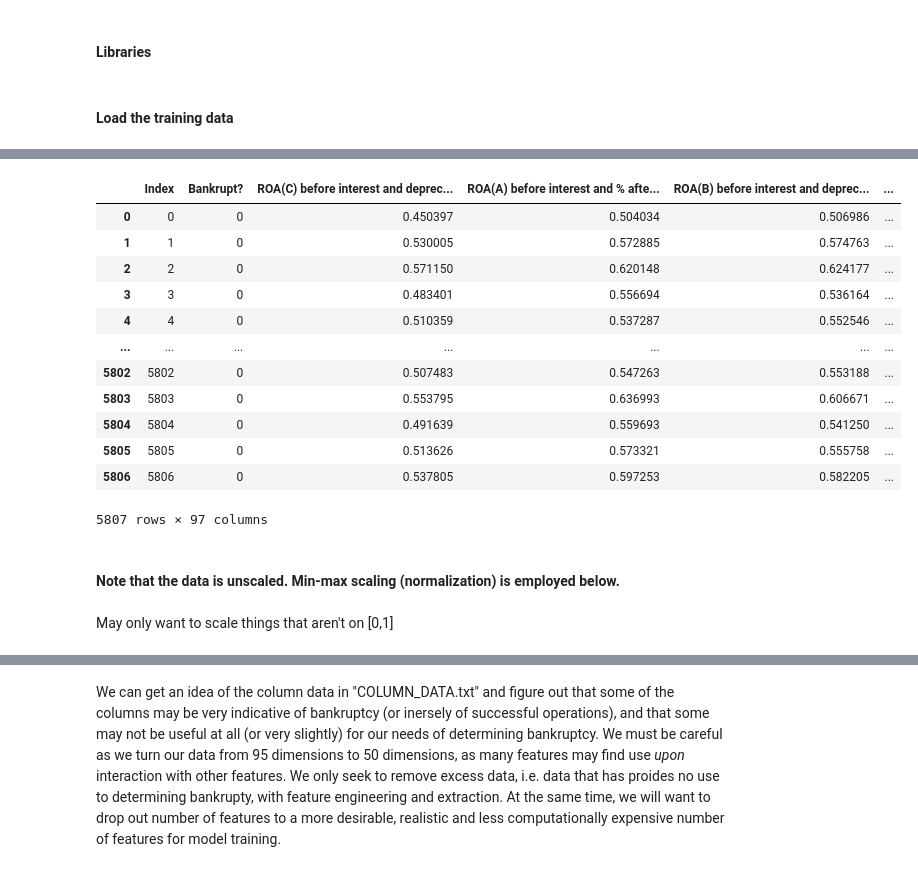
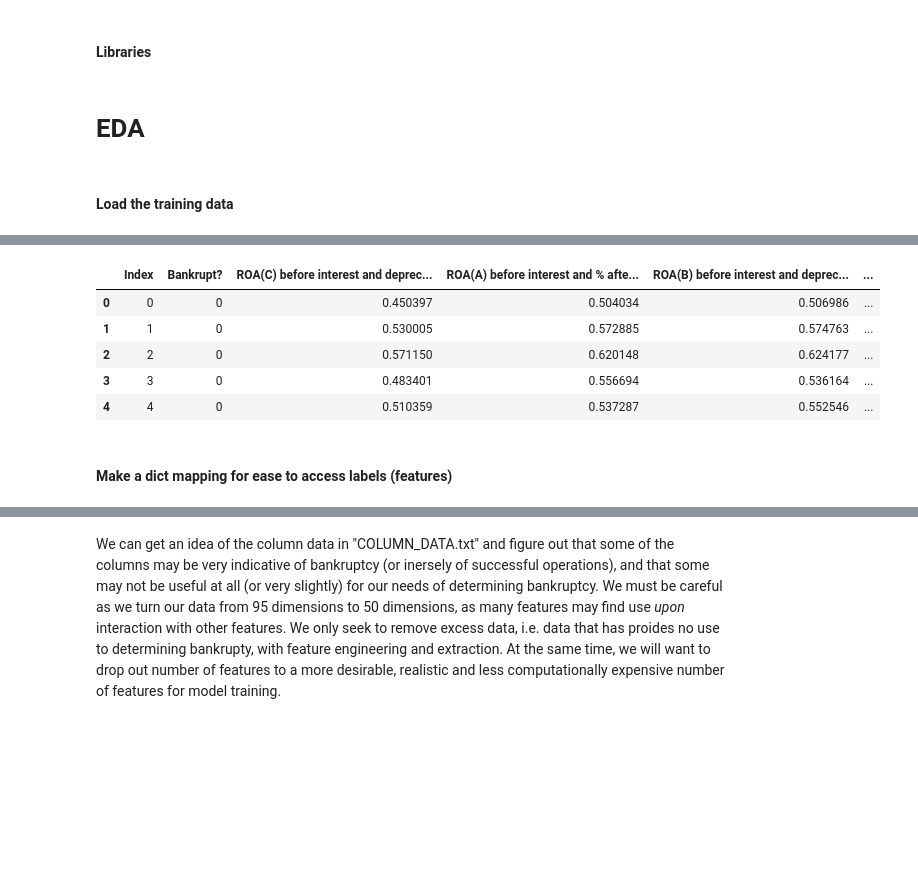
Before and after one commit to matthewpkearney/project, a Jupyter notebook: project.ipynb, the cells around one changed output, grey strips where cells are left out. Cells and saved outputs as stored; diff of their text form; code cells hidden in the pictures; blank space fills up the shorter version.

```diff
--- a/project.ipynb
+++ b/project.ipynb
@@ -23,6 +23,8 @@ from sklearn.preprocessing import MinMaxScaler, StandardScaler
 
 # Settings:
 pd.set_option('display.max_columns', None)
+# %% [markdown]
+# EDA
 # %% [markdown]
 #### Load the training data
 # %%
@@ -39,19 +42,14 @@ df.describe()
 | 75% | 4354.500000 | 0.000000 | 0.535417 | 0.589212 | 0.583998 | ... |
 | max | 5806.000000 | 1.000000 | 1.000000 | 1.000000 | 1.000000 | ... |
 # %%
-df
+df.head()
 # %% [output]
 |  | Index | Bankrupt? | ROA(C) before interest and deprec... | ROA(A) before interest and % afte... | ROA(B) before interest and deprec... | ... |
 | 0 | 0 | 0 | 0.450397 | 0.504034 | 0.506986 | ... |
 | 1 | 1 | 0 | 0.530005 | 0.572885 | 0.574763 | ... |
 | 2 | 2 | 0 | 0.571150 | 0.620148 | 0.624177 | ... |
 | 3 | 3 | 0 | 0.483401 | 0.556694 | 0.536164 | ... |
 | 4 | 4 | 0 | 0.510359 | 0.537287 | 0.552546 | ... |
-| ... | ... | ... | ... | ... | ... | ... |
-| 5802 | 5802 | 0 | 0.507483 | 0.547263 | 0.553188 | ... |
-| 5803 | 5803 | 0 | 0.553795 | 0.636993 | 0.606671 | ... |
-| 5804 | 5804 | 0 | 0.491639 | 0.559693 | 0.541250 | ... |
-| 5805 | 5805 | 0 | 0.513626 | 0.573321 | 0.555758 | ... |
-| 5806 | 5806 | 0 | 0.537805 | 0.597253 | 0.582205 | ... |
-5807 rows × 97 columns
+# %% [markdown]
+#### Make a dict mapping for ease to access labels (features)
 # %%
@@ -59,7 +56,3 @@ df
 dict = {}
 for i in enumerate(df.columns.tolist()):
     dict.update({i[1].strip():df.columns.tolist()[i[0]]})
-# %% [markdown]
-#### Note that the data is unscaled. Min-max scaling (normalization) is employed below.
-# %% [markdown]
-May only want to scale things that aren't on [0,1]
```
Also changed, not shown: parts of 44 cells of this notebook, 6 other files.
